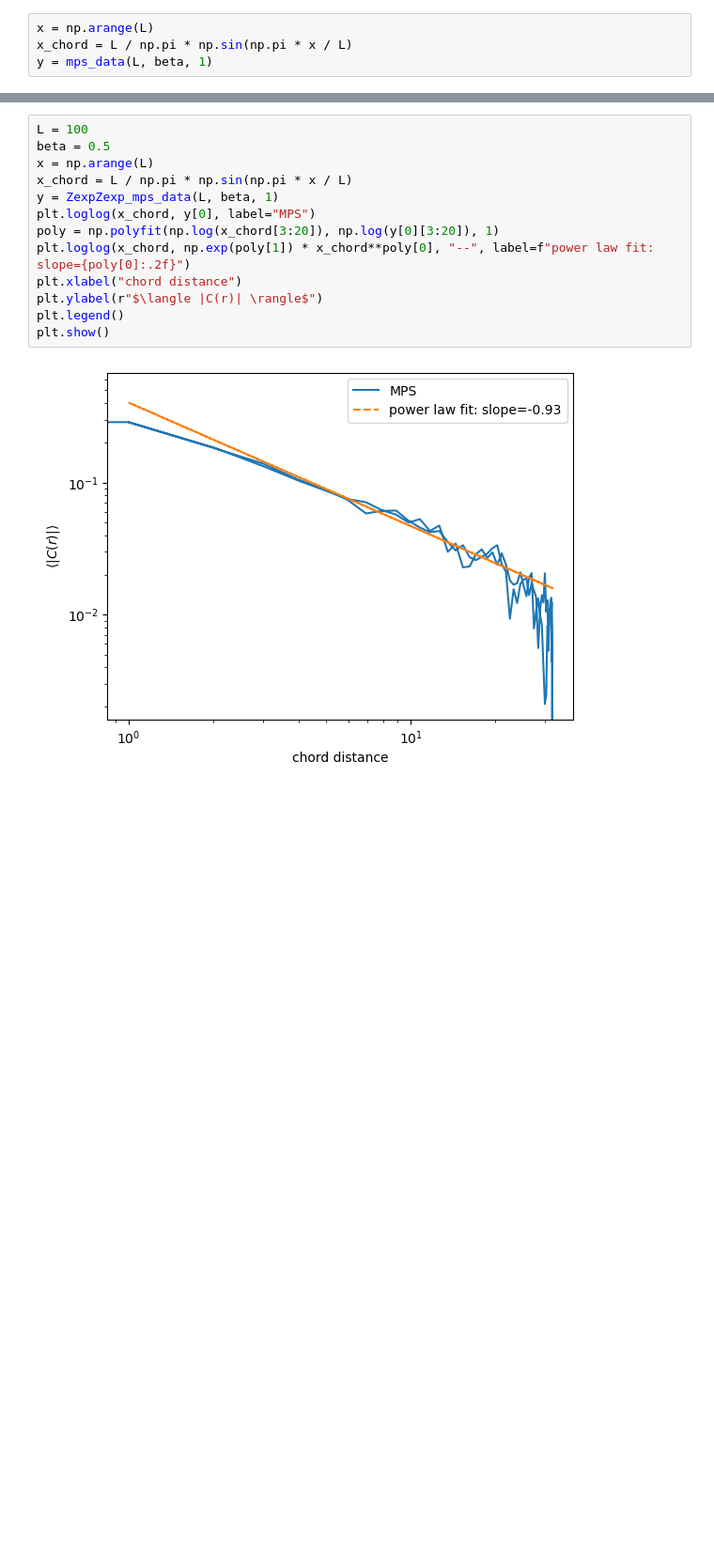
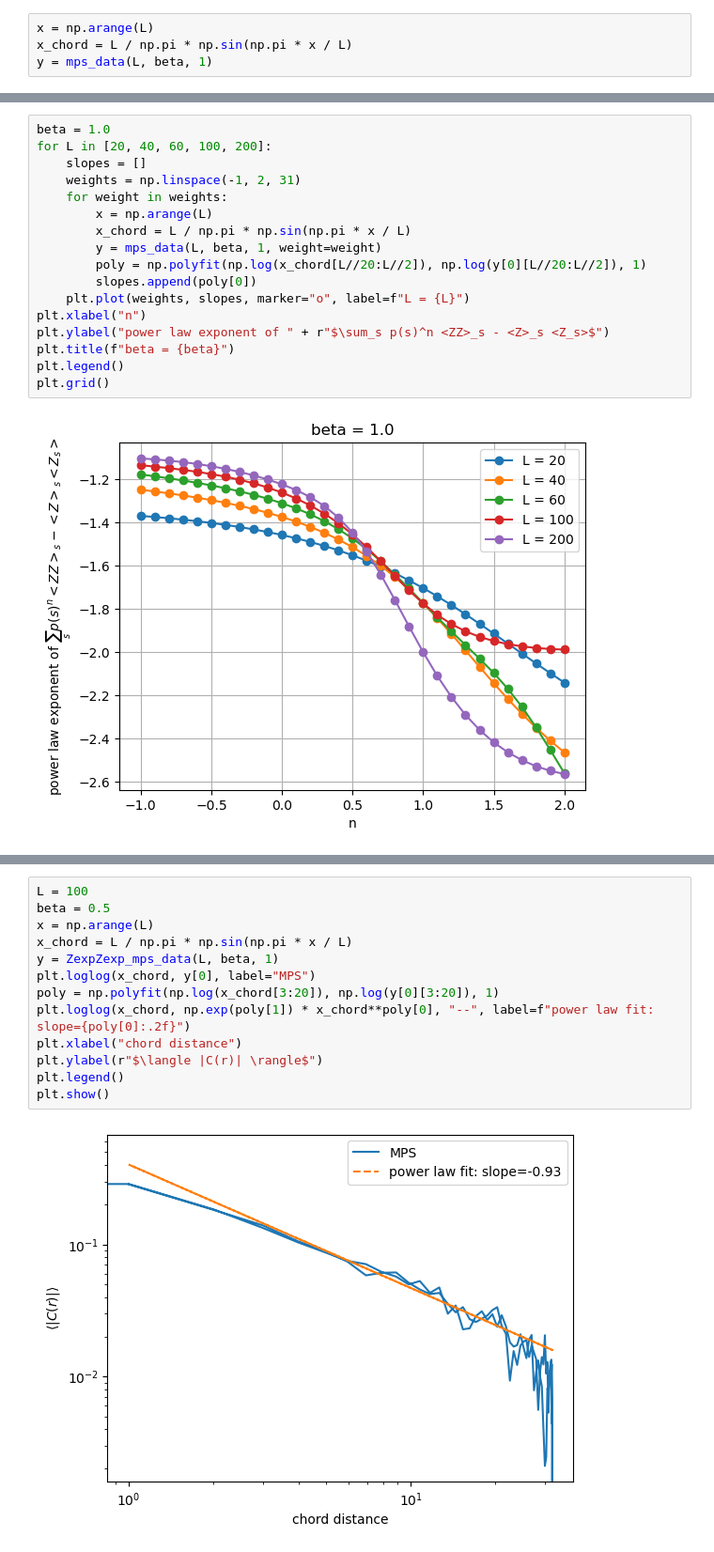
Before and after one commit to YueLiu01/MPSToolBox, a Jupyter notebook: uniform_sample_correlation.ipynb, the cells around one changed output, grey strips where cells are left out. Shown at 94% size. Drawn from its saved outputs; the diff is of its cells as text; blank space fills up the shorter version.

```diff
--- a/uniform_sample_correlation.ipynb
+++ b/uniform_sample_correlation.ipynb
@@ -49,0 +115,19 @@ plt.show()
+# %%
+beta = 1.0
+for L in [20, 40, 60, 100, 200]:
+    slopes = []
+    weights = np.linspace(-1, 2, 31)
+    for weight in weights:
+        x = np.arange(L)
+        x_chord = L / np.pi * np.sin(np.pi * x / L)
+        y = mps_data(L, beta, 1, weight=weight)
+        poly = np.polyfit(np.log(x_chord[L//20:L//2]), np.log(y[0][L//20:L//2]), 1)
+        slopes.append(poly[0])
+    plt.plot(weights, slopes, marker="o", label=f"L = {L}")
+plt.xlabel("n")
+plt.ylabel("power law exponent of " + r"$\sum_s p(s)^n <ZZ>_s - <Z>_s <Z_s>$")
+plt.title(f"beta = {beta}")
+plt.legend()
+plt.grid()
+# %% [output]
+[figure, added]
```
Also changed, not shown: parts of 6 cells of this notebook, 6 other files.
